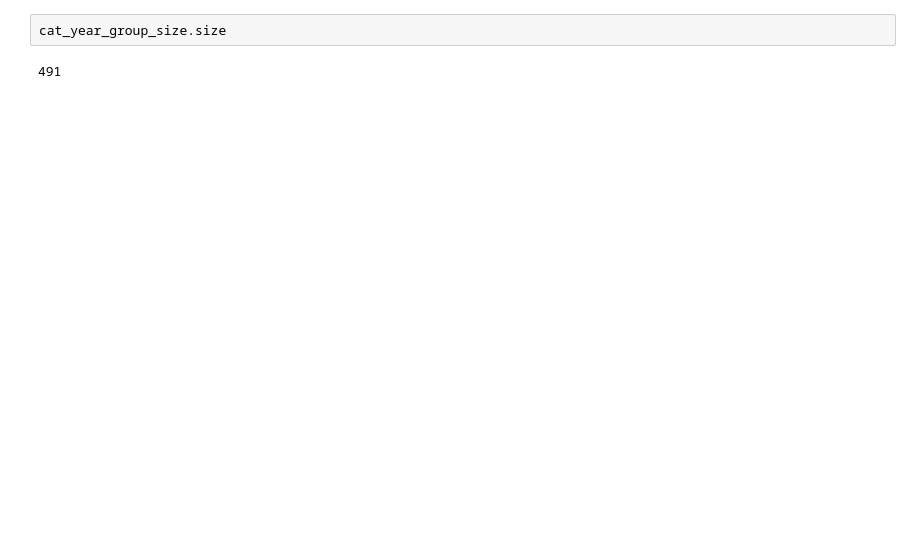
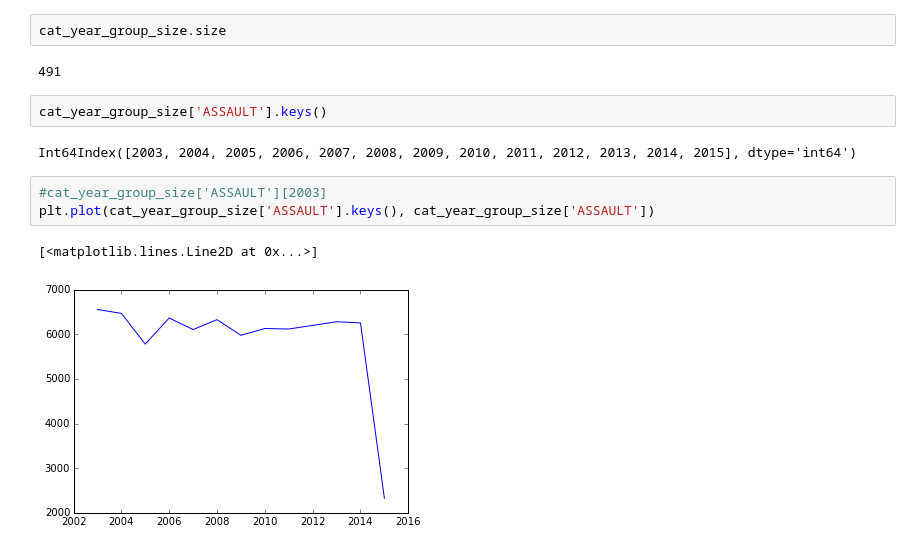
Before and after one commit to arundhaj/kaggle, a Jupyter notebook: sf_crime/sandbox.ipynb, the cells around one changed output. Cells and saved outputs as stored; diff of their text form; blank space fills up the shorter version.

```diff
--- a/sf_crime/sandbox.ipynb
+++ b/sf_crime/sandbox.ipynb
@@ -192,3 +189,13 @@ for key, group in cat_year_group:
 cat_year_group_size.size
 # %% [output]
 491
+# %%
+cat_year_group_size['ASSAULT'].keys()
+# %% [output]
+Int64Index([2003, 2004, 2005, 2006, 2007, 2008, 2009, 2010, 2011, 2012, 2013, 2014, 2015], dtype='int64')
+# %%
+#cat_year_group_size['ASSAULT'][2003]
+plt.plot(cat_year_group_size['ASSAULT'].keys(), cat_year_group_size['ASSAULT'])
+# %% [output]
+[<matplotlib.lines.Line2D at 0x...>]
+[figure, added]
```
Also changed, not shown: parts of 9 cells of this notebook, 1 other file.
